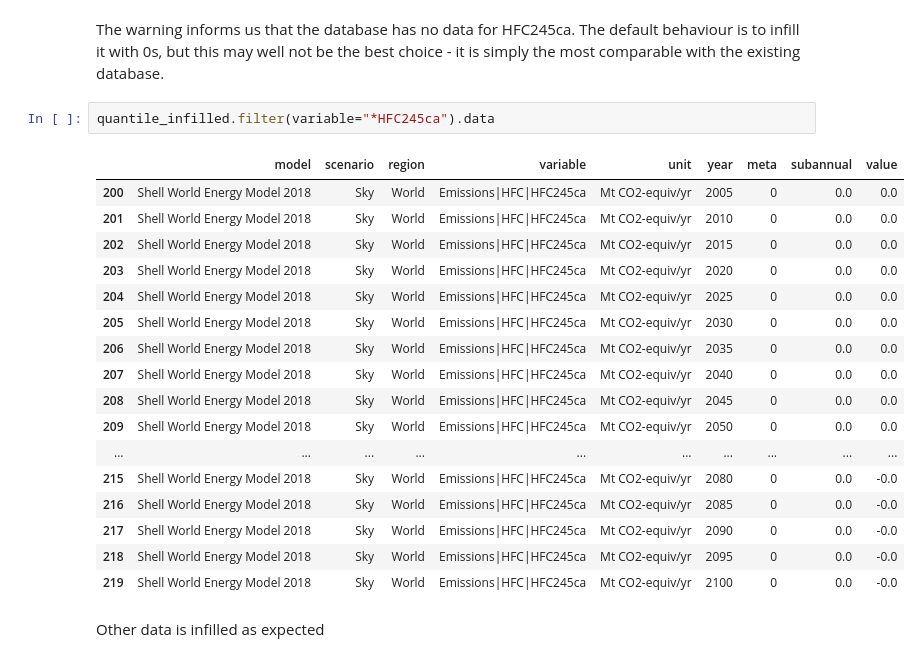
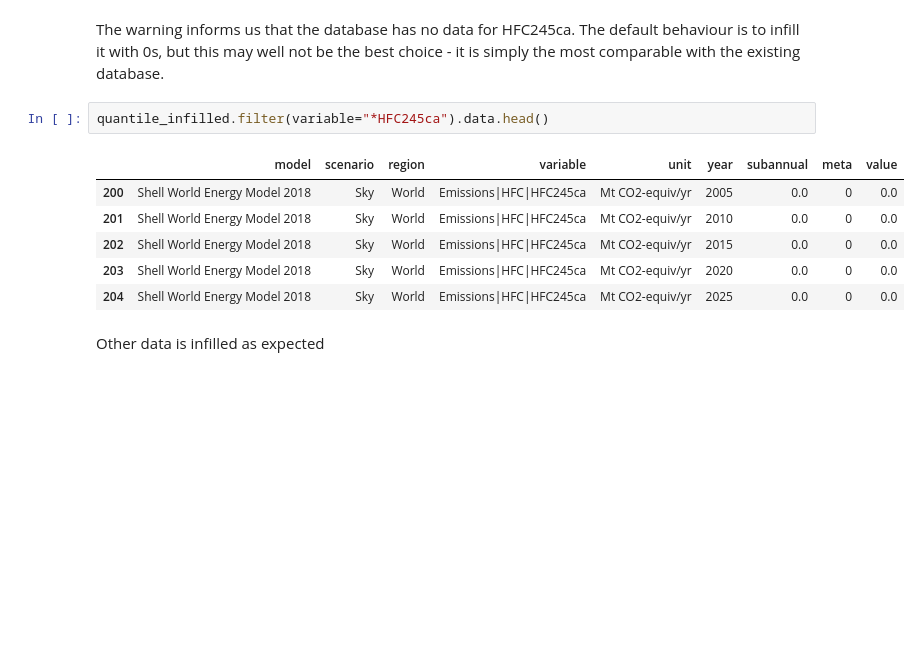
Before and after one commit to GranthamImperial/silicone_examples, a Jupyter notebook: notebooks/Infilling_example_shell.ipynb, the cells around one changed output. Cells and saved outputs as stored; diff of their text form; blank space fills up the shorter version.

```diff
--- a/notebooks/Infilling_example_shell.ipynb
+++ b/notebooks/Infilling_example_shell.ipynb
@@ -75,25 +75,14 @@ quantile_infilled = mi.infill_all_required_variables(
 # %% [markdown]
 The warning informs us that the database has no data for HFC245ca. The default behaviour is to infill it with 0s, but this may well not be the best choice - it is simply the most comparable with the existing database.
 # %%
-quantile_infilled.filter(variable="*HFC245ca").data
+quantile_infilled.filter(variable="*HFC245ca").data.head()
 # %% [output]
-|  | model | scenario | region | variable | unit | year | meta | subannual | value |
-| 200 | Shell World Energy Model 2018 | Sky | World | Emissions|HFC|HFC245ca | Mt CO2-equiv/yr | 2005 | 0 | 0.0 | 0.0 |
-| 201 | Shell World Energy Model 2018 | Sky | World | Emissions|HFC|HFC245ca | Mt CO2-equiv/yr | 2010 | 0 | 0.0 | 0.0 |
-| 202 | Shell World Energy Model 2018 | Sky | World | Emissions|HFC|HFC245ca | Mt CO2-equiv/yr | 2015 | 0 | 0.0 | 0.0 |
-| 203 | Shell World Energy Model 2018 | Sky | World | Emissions|HFC|HFC245ca | Mt CO2-equiv/yr | 2020 | 0 | 0.0 | 0.0 |
-| 204 | Shell World Energy Model 2018 | Sky | World | Emissions|HFC|HFC245ca | Mt CO2-equiv/yr | 2025 | 0 | 0.0 | 0.0 |
-| 205 | Shell World Energy Model 2018 | Sky | World | Emissions|HFC|HFC245ca | Mt CO2-equiv/yr | 2030 | 0 | 0.0 | 0.0 |
-| 206 | Shell World Energy Model 2018 | Sky | World | Emissions|HFC|HFC245ca | Mt CO2-equiv/yr | 2035 | 0 | 0.0 | 0.0 |
-| 207 | Shell World Energy Model 2018 | Sky | World | Emissions|HFC|HFC245ca | Mt CO2-equiv/yr | 2040 | 0 | 0.0 | 0.0 |
-| 208 | Shell World Energy Model 2018 | Sky | World | Emissions|HFC|HFC245ca | Mt CO2-equiv/yr | 2045 | 0 | 0.0 | 0.0 |
-| 209 | Shell World Energy Model 2018 | Sky | World | Emissions|HFC|HFC245ca | Mt CO2-equiv/yr | 2050 | 0 | 0.0 | 0.0 |
-| ... | ... | ... | ... | ... | ... | ... | ... | ... | ... |
-| 215 | Shell World Energy Model 2018 | Sky | World | Emissions|HFC|HFC245ca | Mt CO2-equiv/yr | 2080 | 0 | 0.0 | -0.0 |
-| 216 | Shell World Energy Model 2018 | Sky | World | Emissions|HFC|HFC245ca | Mt CO2-equiv/yr | 2085 | 0 | 0.0 | -0.0 |
-| 217 | Shell World Energy Model 2018 | Sky | World | Emissions|HFC|HFC245ca | Mt CO2-equiv/yr | 2090 | 0 | 0.0 | -0.0 |
-| 218 | Shell World Energy Model 2018 | Sky | World | Emissions|HFC|HFC245ca | Mt CO2-equiv/yr | 2095 | 0 | 0.0 | -0.0 |
-| 219 | Shell World Energy Model 2018 | Sky | World | Emissions|HFC|HFC245ca | Mt CO2-equiv/yr | 2100 | 0 | 0.0 | -0.0 |
+|  | model | scenario | region | variable | unit | year | subannual | meta | value |
+| 200 | Shell World Energy Model 2018 | Sky | World | Emissions|HFC|HFC245ca | Mt CO2-equiv/yr | 2005 | 0.0 | 0 | 0.0 |
+| 201 | Shell World Energy Model 2018 | Sky | World | Emissions|HFC|HFC245ca | Mt CO2-equiv/yr | 2010 | 0.0 | 0 | 0.0 |
+| 202 | Shell World Energy Model 2018 | Sky | World | Emissions|HFC|HFC245ca | Mt CO2-equiv/yr | 2015 | 0.0 | 0 | 0.0 |
+| 203 | Shell World Energy Model 2018 | Sky | World | Emissions|HFC|HFC245ca | Mt CO2-equiv/yr | 2020 | 0.0 | 0 | 0.0 |
+| 204 | Shell World Energy Model 2018 | Sky | World | Emissions|HFC|HFC245ca | Mt CO2-equiv/yr | 2025 | 0.0 | 0 | 0.0 |
 # %% [markdown]
 Other data is infilled as expected
 # %%
```
Also changed, not shown: parts of 12 cells of this notebook, 1 other file.
